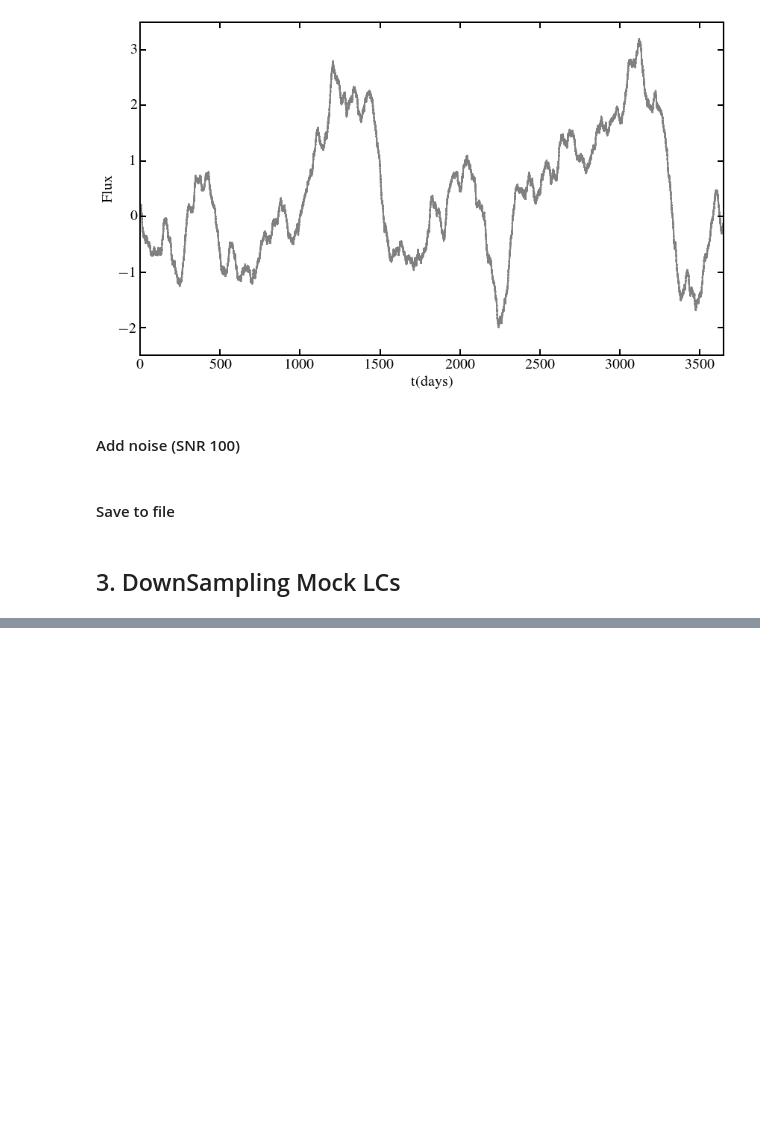
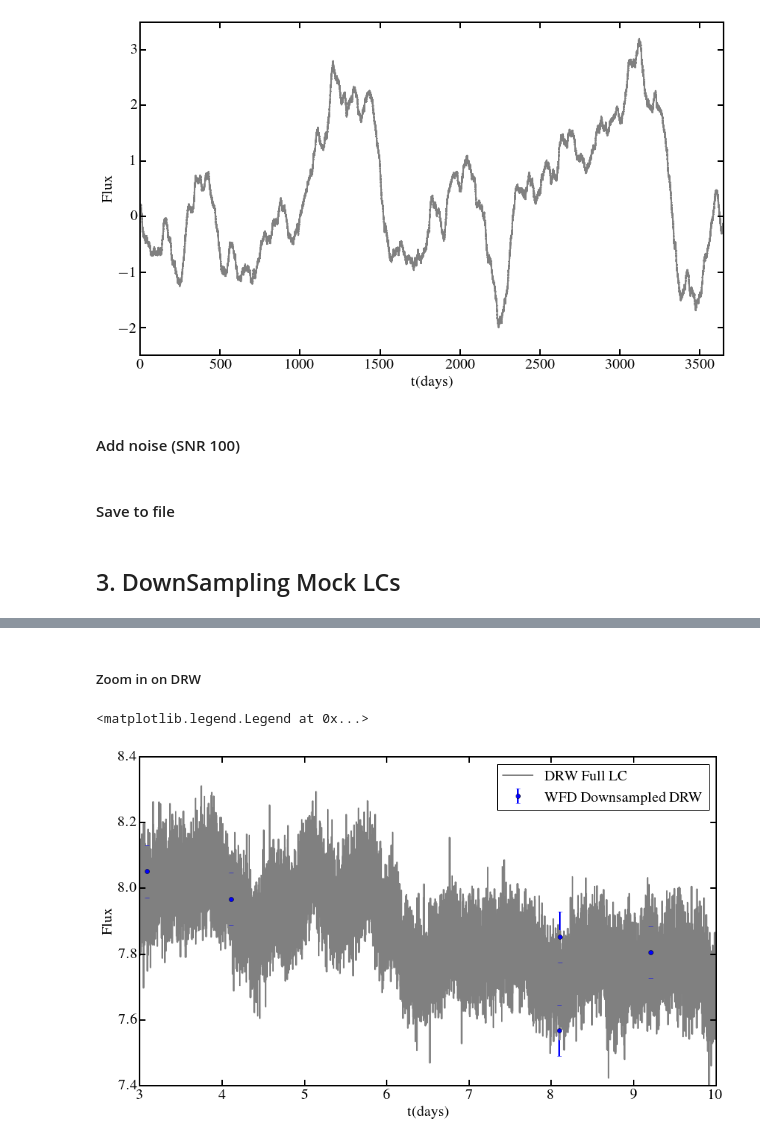
Before and after one commit to ywx649999311/lsst_cadence, a Jupyter notebook: lc.ipynb, the cells around one changed output, grey strips where cells are left out. Drawn from its saved outputs; the diff is of its cells as text; code cells hidden in the pictures; blank space fills up the shorter version.

```diff
--- a/lc.ipynb
+++ b/lc.ipynb
@@ -192,0 +256,14 @@ lc2file('/home/mount/LC/dho_full', dho_lc)
+# %% [markdown]
+##### Zoom in on DRW
+# %%
+f = plt.figure()
+plt.ylabel('Flux')
+plt.xlabel('t(days)')
+plt.xlim(3,10)
+plt.ylim(7.4,8.4)
+plt.plot(drw_lc.t, drw_lc.y, color='gray', label='DRW Full LC')
+plt.errorbar(drw_down.mock_t, drw_down.y, drw_down.yerr, color='b', fmt='o', label='WFD Downsampled DRW')
+plt.legend(numpoints = 1)
+# %% [output]
+<matplotlib.legend.Legend at 0x...>
+[figure, added]
```
Also changed, not shown: parts of 13 cells of this notebook.
